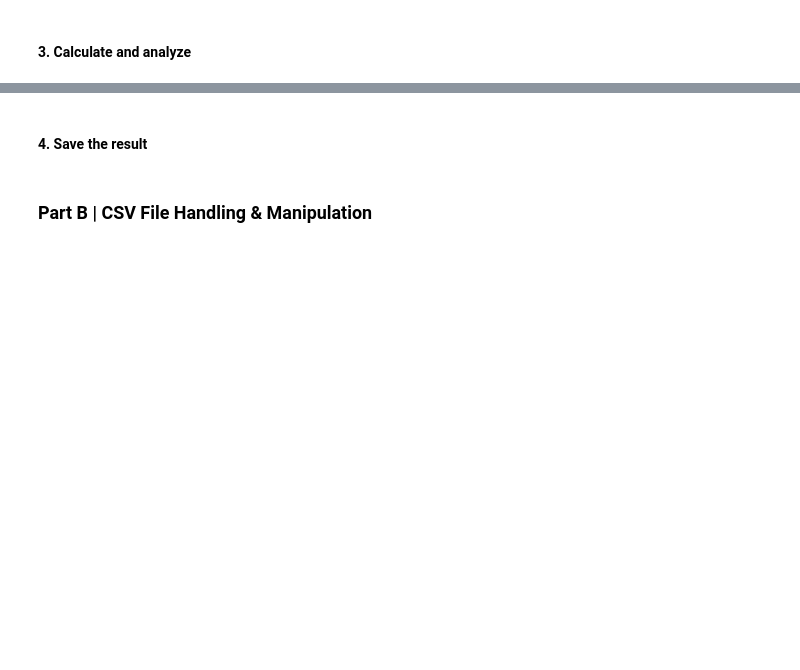
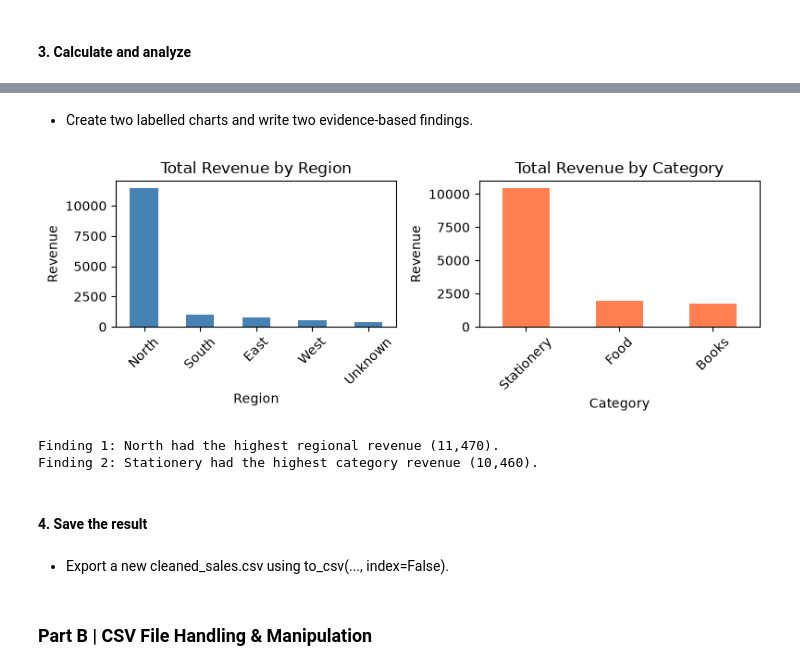
Before and after one commit to mj-awad17/AI-Engineering-bootcamp, a Jupyter notebook: Week-2/Assignment/mjawad_003721.ipynb, the cells around one changed output, grey strips where cells are left out. Drawn from its saved outputs; the diff is of its cells as text; code cells hidden in the pictures; blank space fills up the shorter version.

```diff
--- a/Week-2/Assignment/mjawad_003721.ipynb
+++ b/Week-2/Assignment/mjawad_003721.ipynb
@@ -131,0 +142,11 @@ print(df.duplicated().sum())
+# %%
+# Remove exact duplicate rows, then records unsuitable for sales analysis.
+df_clean = df_clean.drop_duplicates()
+df_clean = df_clean.dropna(subset=["sale_date", "quantity", "unit_price"])
+df_clean = df_clean[df_clean["quantity"] >= 0].copy()
+
+print(f"Rows before cleaning: {rows_before}")
+print(f"Rows after cleaning:  {len(df_clean)}")
+print(f"Rows removed:         {rows_before - len(df_clean)}")
+
+df_clean.head()
@@ -133,0 +167,3 @@ print(df.duplicated().sum())
+# %%
+# Add a revenue column: quantity × unit_price.
+df_clean["revenue"] = df_clean["quantity"] * df_clean["unit_price"]
@@ -133,0 +178,6 @@ print(df.duplicated().sum())
+# %%
+# Use groupby() to summarize revenue by region or category.
+revenue_by_region = df_clean.groupby("region")["revenue"].sum().sort_values(ascending=False)
+revenue_by_category = df_clean.groupby("category")["revenue"].sum().sort_values(ascending=False)
+print(f"Revenue by region:\n{revenue_by_region}\n{"-"*29}")
+print(f"Revenue by category:\n{revenue_by_category}")
@@ -134,2 +200,41 @@ print(df.duplicated().sum())
+# %% [markdown]
+- Create two labelled charts and write two evidence-based findings.
+# %%
+# load the visualization library for charts and graphs
+import matplotlib.pyplot as plt
+
+# create a figure with two subplots for revenue by region and category
+fig, axes = plt.subplots(1, 2, figsize=(8, 3))
+# plot revenue by region and category as bar charts
+revenue_by_region.plot(kind="bar", ax=axes[0], color="steelblue")
+axes[0].set(title="Total Revenue by Region", xlabel="Region", ylabel="Revenue")
+axes[0].tick_params(axis="x", rotation=45)
+# plot revenue by category as a bar chart
+revenue_by_category.plot(kind="bar", ax=axes[1], color="coral")
+axes[1].set(title="Total Revenue by Category", xlabel="Category", ylabel="Revenue")
+axes[1].tick_params(axis="x", rotation=45)
+# adjust the layout of the figure to prevent overlapping elements
+fig.tight_layout()
+plt.show()
+
+# find the top regions and categories by revenue
+top_region = revenue_by_region.idxmax()
+top_category = revenue_by_category.idxmax()
+
+# display the findings in a formatted manner
+print(
+    f"Finding 1: {top_region} had the highest regional revenue "
+    f"({revenue_by_region[top_region]:,.0f})."
+)
+print(
+    f"Finding 2: {top_category} had the highest category revenue "
+    f"({revenue_by_category[top_category]:,.0f})."
+)
+# %% [output]
+[figure, added]
+Finding 1: North had the highest regional revenue (11,470).
+Finding 2: Stationery had the highest category revenue (10,460).
 # %% [markdown]
 #### 4. Save the result
+# %% [markdown]
+- Export a new cleaned_sales.csv using to_csv(..., index=False).
```
Also changed, not shown: parts of 24 cells of this notebook, 3 other files.
